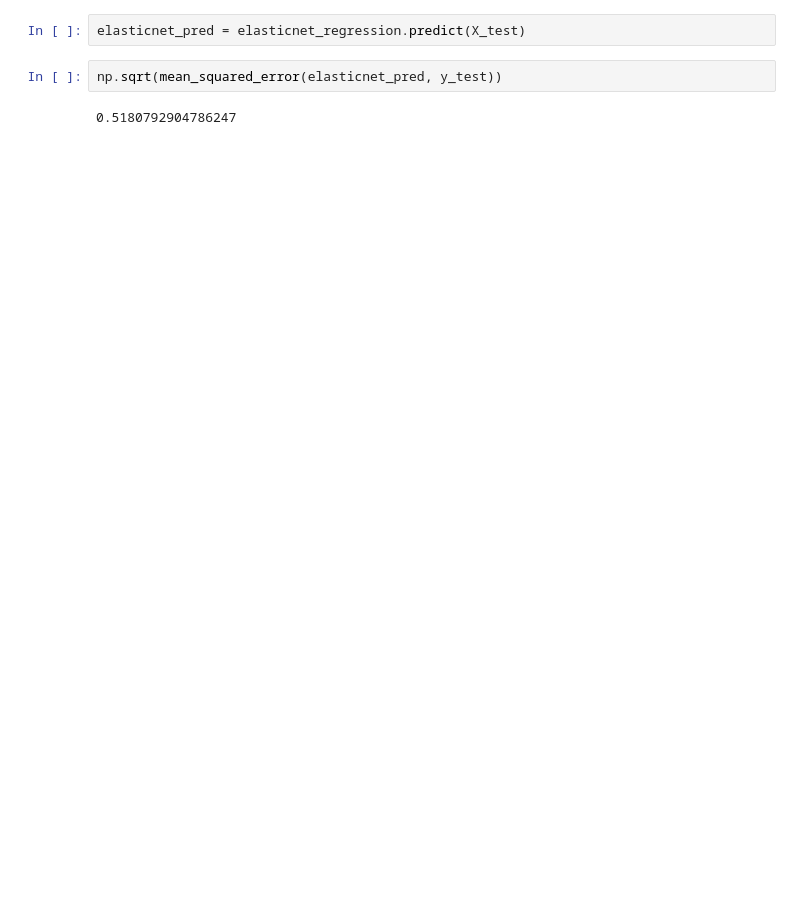
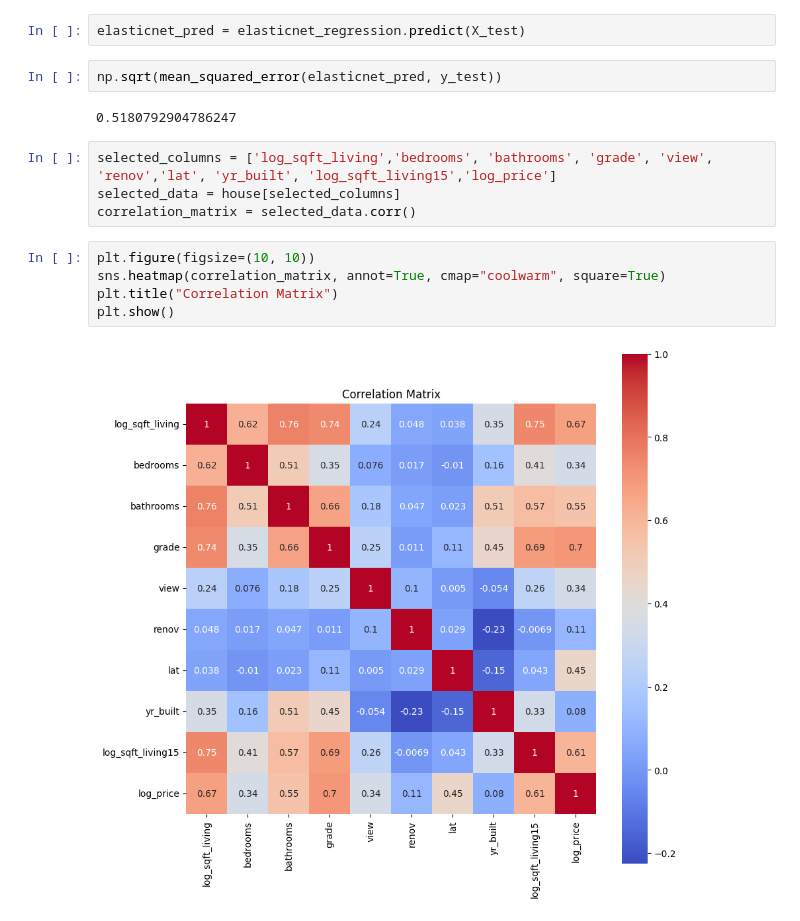
Before and after one commit to lilfakeS/schulich_data_science, a Jupyter notebook: assignment_3.ipynb, the cells around one changed output. Saved outputs shown, nothing was run; the diff lists cells and outputs as text; blank space fills up the shorter version.

```diff
--- a/assignment_3.ipynb
+++ b/assignment_3.ipynb
@@ -702,3 +694,14 @@ elasticnet_pred = elasticnet_regression.predict(X_test)
 np.sqrt(mean_squared_error(elasticnet_pred, y_test))
 # %% [output]
 0.5180792904786247
+# %%
+selected_columns = ['log_sqft_living','bedrooms', 'bathrooms', 'grade', 'view', 'renov','lat', 'yr_built', 'log_sqft_living15','log_price']
+selected_data = house[selected_columns]
+correlation_matrix = selected_data.corr()
+# %%
+plt.figure(figsize=(10, 10))
+sns.heatmap(correlation_matrix, annot=True, cmap="coolwarm", square=True)
+plt.title("Correlation Matrix")
+plt.show()
+# %% [output]
+[figure, added]
```
Also changed, not shown: parts of 18 cells of this notebook.
